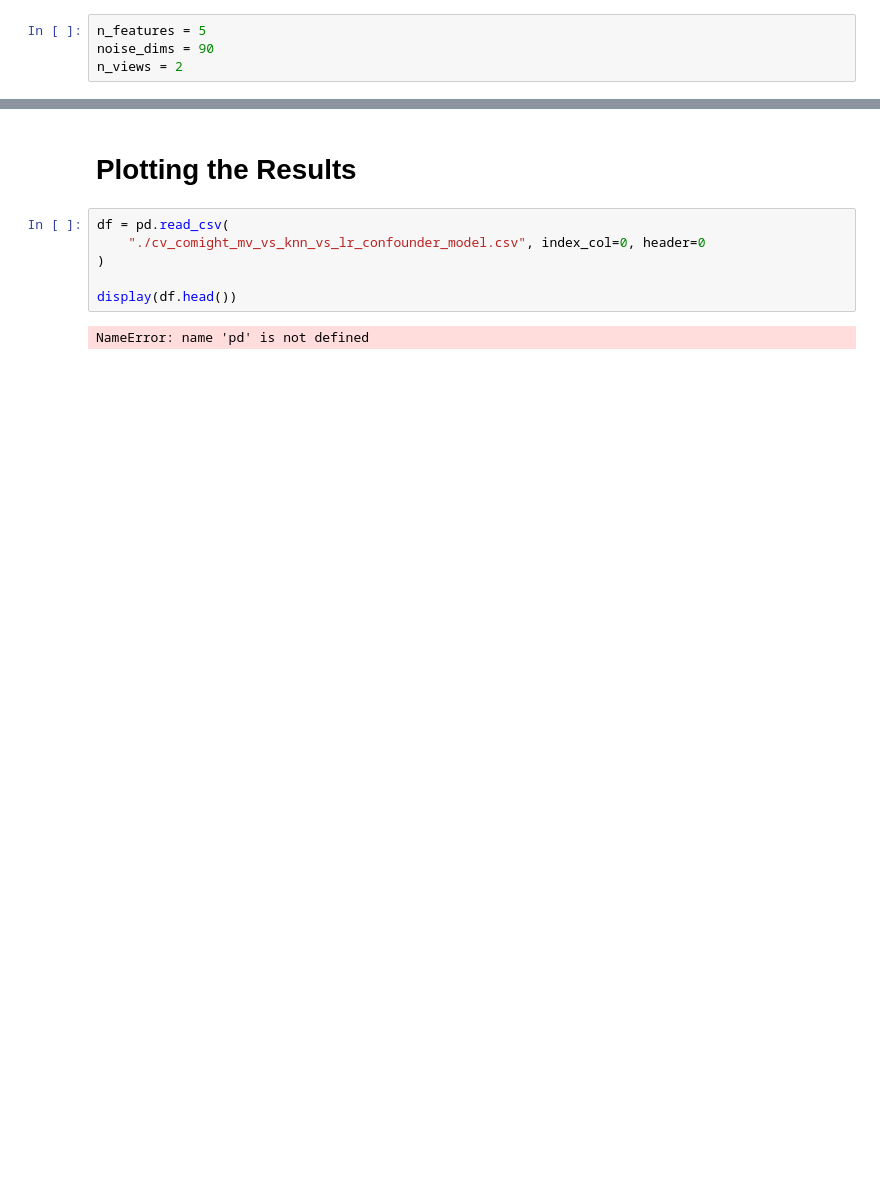
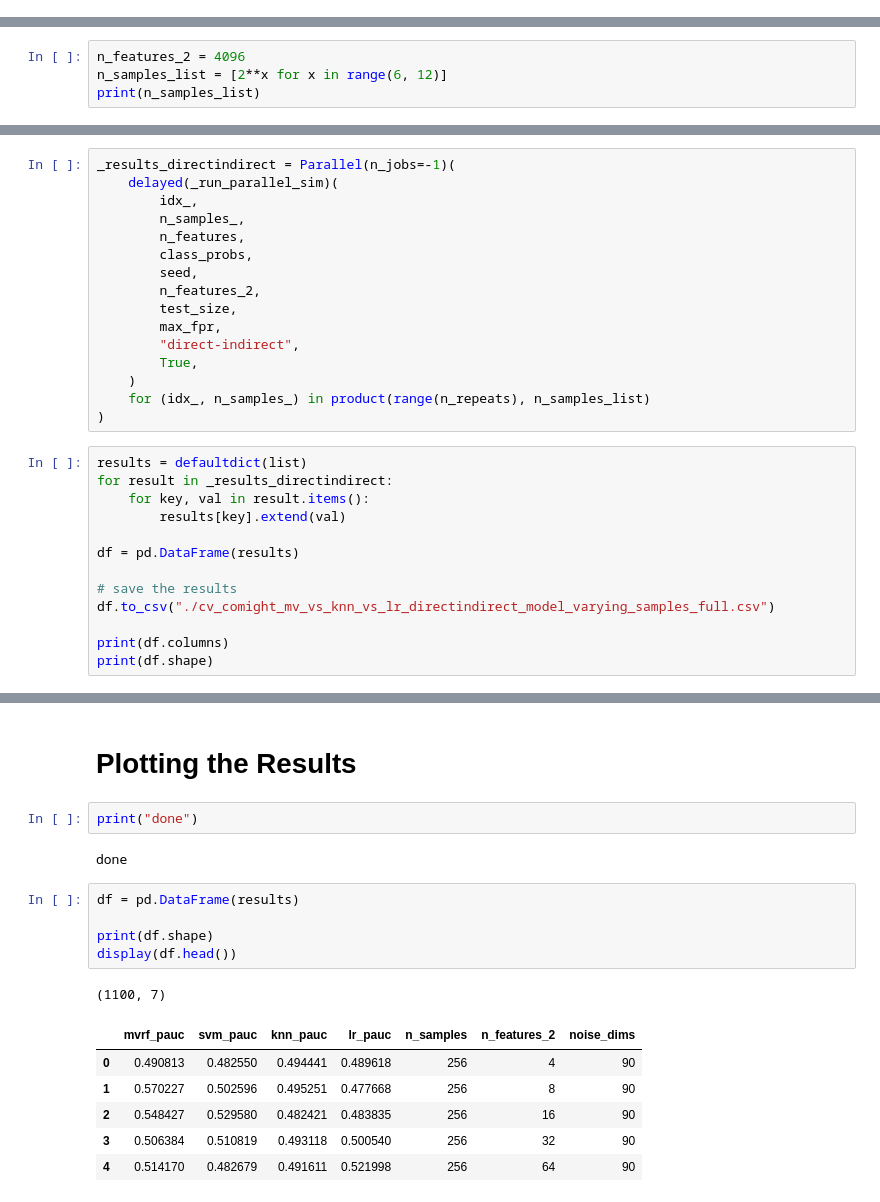
Before and after one commit to neurodata/treeple, a Jupyter notebook: benchmarks_nonasv/cancer/Figure3-compare-CoMIGHT-with-ksgandlinearregression.ipynb, the cells around one changed output, grey strips where cells are left out. Cells and saved outputs as stored; diff of their text form; blank space fills up the shorter version.

```diff
--- a/benchmarks_nonasv/cancer/Figure3-compare-CoMIGHT-with-ksgandlinearregression.ipynb
+++ b/benchmarks_nonasv/cancer/Figure3-compare-CoMIGHT-with-ksgandlinearregression.ipynb
@@ -514,4 +1051,0 @@ print(df.shape)
-# %%
-n_features = 5
-noise_dims = 90
-n_views = 2
@@ -887,0 +1163,4 @@ print(df.shape)
+# %%
+n_features_2 = 4096
+n_samples_list = [2**x for x in range(6, 12)]
+print(n_samples_list)
@@ -887,0 +1279,29 @@ print(df.shape)
+# %%
+_results_directindirect = Parallel(n_jobs=-1)(
+    delayed(_run_parallel_sim)(
+        idx_,
+        n_samples_,
+        n_features,
+        class_probs,
+        seed,
+        n_features_2,
+        test_size,
+        max_fpr,
+        "direct-indirect",
+        True,
+    )
+    for (idx_, n_samples_) in product(range(n_repeats), n_samples_list)
+)
+# %%
+results = defaultdict(list)
+for result in _results_directindirect:
+    for key, val in result.items():
+        results[key].extend(val)
+
+df = pd.DataFrame(results)
+
+# save the results
+df.to_csv("./cv_comight_mv_vs_knn_vs_lr_directindirect_model_varying_samples_full.csv")
+
+print(df.columns)
+print(df.shape)
@@ -888,10 +1313,19 @@ print(df.shape)
 # %% [markdown]
 # Plotting the Results
+# %%
+print("done")
+# %% [output]
+done
 # %%
-df = pd.read_csv(
-    "./cv_comight_mv_vs_knn_vs_lr_confounder_model.csv", index_col=0, header=0
-)
+df = pd.DataFrame(results)
 
+print(df.shape)
 display(df.head())
 # %% [output]
-NameError: name 'pd' is not defined
+(1100, 7)
+|  | mvrf_pauc | svm_pauc | knn_pauc | lr_pauc | n_samples | n_features_2 | noise_dims |
+| 0 | 0.490813 | 0.482550 | 0.494441 | 0.489618 | 256 | 4 | 90 |
+| 1 | 0.570227 | 0.502596 | 0.495251 | 0.477668 | 256 | 8 | 90 |
+| 2 | 0.548427 | 0.529580 | 0.482421 | 0.483835 | 256 | 16 | 90 |
+| 3 | 0.506384 | 0.510819 | 0.493118 | 0.500540 | 256 | 32 | 90 |
+| 4 | 0.514170 | 0.482679 | 0.491611 | 0.521998 | 256 | 64 | 90 |
```
Also changed, not shown: parts of 144 cells of this notebook, 21 other files.
